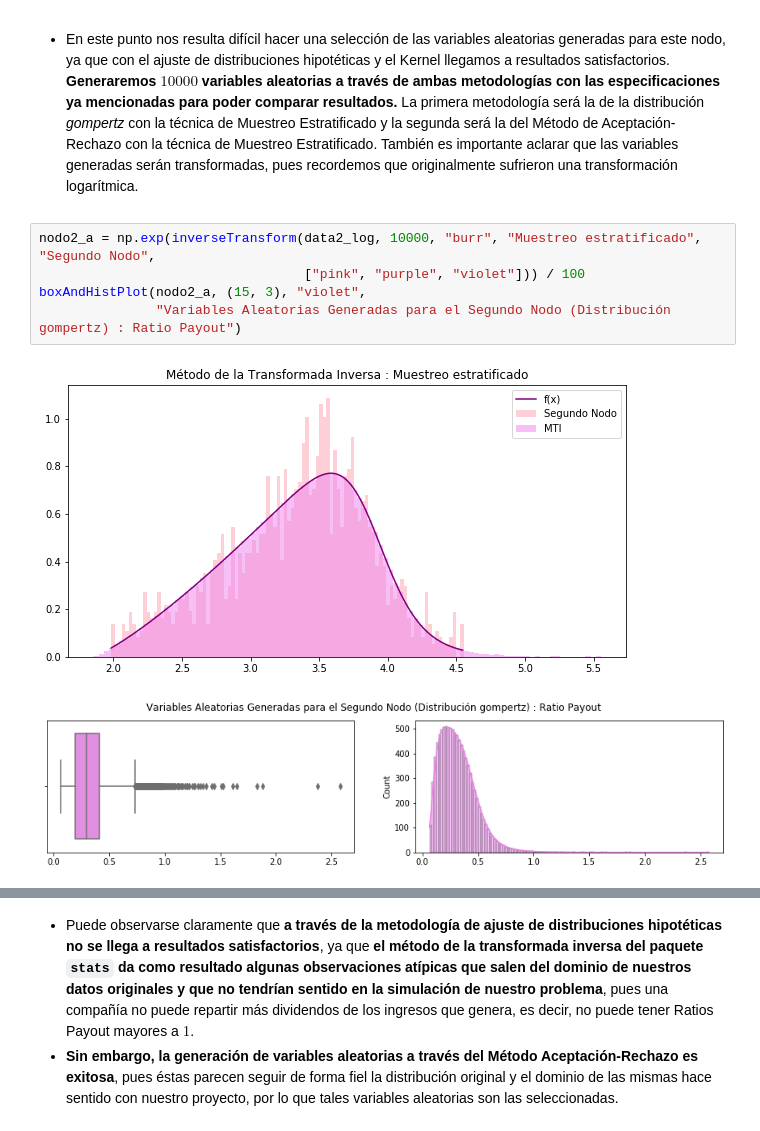
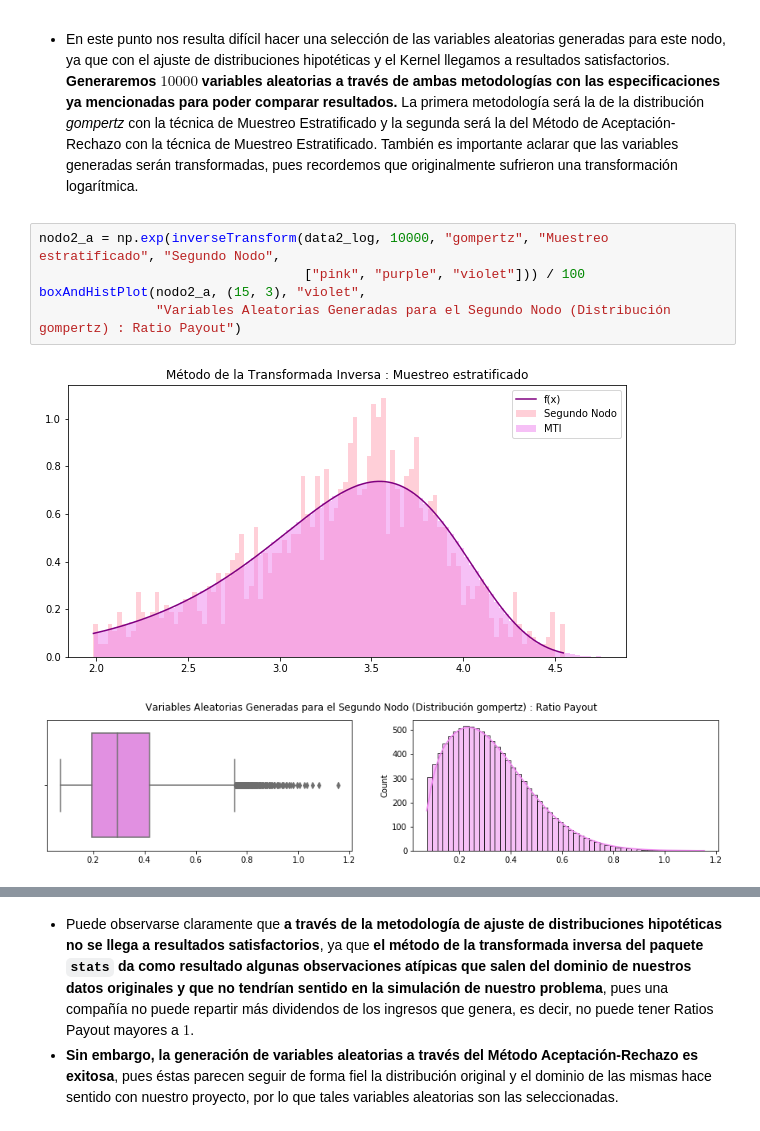
Before and after one commit to EMarquez7/Proyecto_DALopez_EMarquez, a Jupyter notebook: ProyectoModulo1_LazarenoD_DelgadoE.ipynb, the cells around one changed output, grey strips where cells are left out. Drawn from its saved outputs; the diff is of its cells as text.

```diff
--- a/ProyectoModulo1_LazarenoD_DelgadoE.ipynb
+++ b/ProyectoModulo1_LazarenoD_DelgadoE.ipynb
@@ -645,13 +760,13 @@ x_accepted2 = [acceptanceRejection(f_data2, t2, [data2_min, data2_max], 1000, me
 
 + En este punto nos resulta difícil hacer una selección de las variables aleatorias generadas para este nodo, ya que con el ajuste de distribuciones hipotéticas y el Kernel llegamos a resultados satisfactorios. **Generaremos $10000$ variables aleatorias a través de ambas metodologías con las especificaciones ya mencionadas para poder comparar resultados.** La primera metodología será la de la distribución *gompertz* con la técnica de Muestreo Estratificado y la segunda será la del Método de Aceptación-Rechazo con la técnica de Muestreo Estratificado. También es importante aclarar que las variables generadas serán transformadas, pues recordemos que originalmente sufrieron una transformación logarítmica.
 # %%
-nodo2_a = np.exp(inverseTransform(data2_log, 10000, "burr", "Muestreo estratificado", "Segundo Nodo",
+nodo2_a = np.exp(inverseTransform(data2_log, 10000, "gompertz", "Muestreo estratificado", "Segundo Nodo",
                                   ["pink", "purple", "violet"])) / 100
 boxAndHistPlot(nodo2_a, (15, 3), "violet",
                "Variables Aleatorias Generadas para el Segundo Nodo (Distribución gompertz) : Ratio Payout")
 # %% [output]
-[figure, old version]
+[figure, new version]
-[figure, old version]
+[figure, new version]
 # %%
 nodo2_b = np.exp(acceptanceRejection(f_data2, t2, [data2_min, data2_max], 10000, "Muestreo estratificado")) / 100
 boxAndHistPlot(nodo2_b, (15, 3), "hotpink",
```
Also changed, not shown: parts of 49 cells of this notebook.
